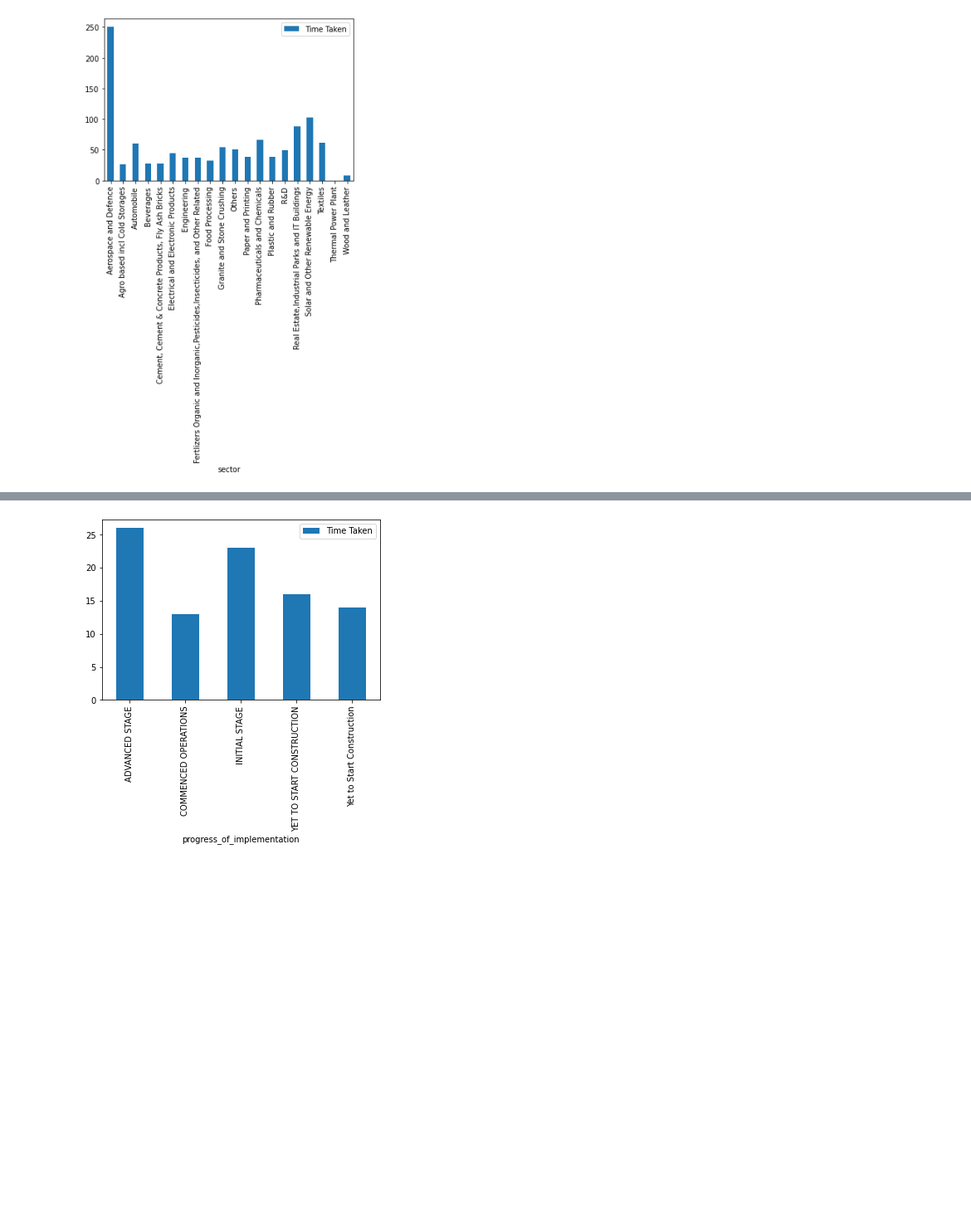
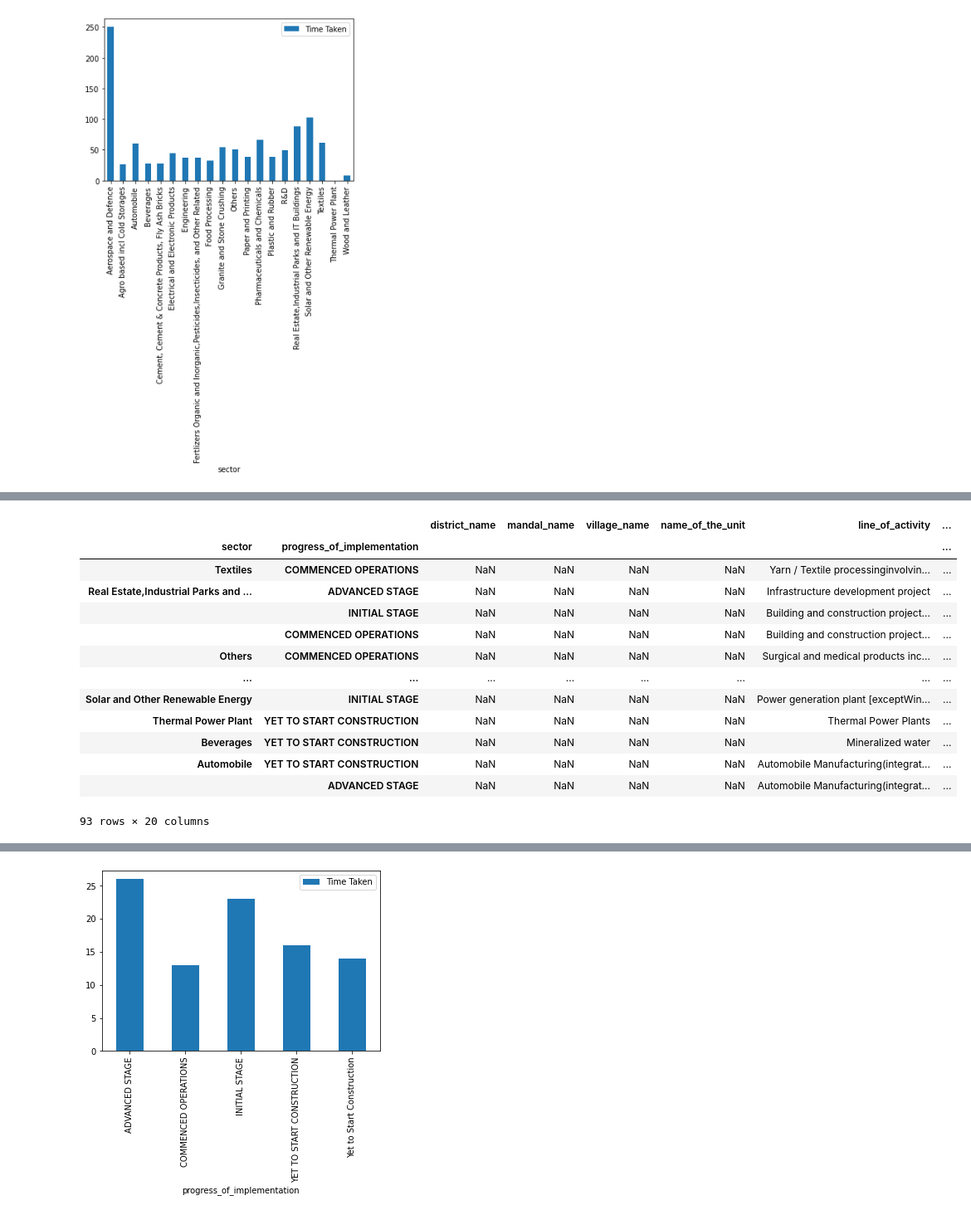
Before and after one commit to voletibhaskar/Telangana-IPass-Data-Analysis, a Jupyter notebook: Time_jupyter.ipynb, the cells around one changed output, grey strips where cells are left out. Shown: that part at 83% size. Cells and saved outputs as stored; diff of their text form; code cells hidden in the pictures; blank space fills up the shorter version.

Commit message:
'Updated Data Highlights'

```diff
--- a/Time_jupyter.ipynb
+++ b/Time_jupyter.ipynb
@@ -352,0 +388,18 @@ time_taken_for_sector_approval.groupby(['sector']).mean().plot.bar()
+# %%
+highest_employment_per_sector_progress =  all_time_data.groupby(['sector', 'progress_of_implementation']).apply(lambda df: df.loc[df.number_of_employees.idxmax()])
+highest_employment_per_sector_progress.sort_values(by='number_of_employees',ascending=False)
+# %% [output]
+|  |  | district_name | mandal_name | village_name | name_of_the_unit | line_of_activity | ... |
+| sector | progress_of_implementation |  |  |  |  |  | ... |
+| Textiles | COMMENCED OPERATIONS | NaN | NaN | NaN | NaN | Yarn / Textile processinginvolvin... | ... |
+| Real Estate,Industrial Parks and ... | ADVANCED STAGE | NaN | NaN | NaN | NaN | Infrastructure development project | ... |
+|  | INITIAL STAGE | NaN | NaN | NaN | NaN | Building and construction project... | ... |
+|  | COMMENCED OPERATIONS | NaN | NaN | NaN | NaN | Building and construction project... | ... |
+| Others | COMMENCED OPERATIONS | NaN | NaN | NaN | NaN | Surgical and medical products inc... | ... |
+| ... | ... | ... | ... | ... | ... | ... | ... |
+| Solar and Other Renewable Energy | INITIAL STAGE | NaN | NaN | NaN | NaN | Power generation plant [exceptWin... | ... |
+| Thermal Power Plant | YET TO START CONSTRUCTION | NaN | NaN | NaN | NaN | Thermal Power Plants | ... |
+| Beverages | YET TO START CONSTRUCTION | NaN | NaN | NaN | NaN | Mineralized water | ... |
+| Automobile | YET TO START CONSTRUCTION | NaN | NaN | NaN | NaN | Automobile Manufacturing(integrat... | ... |
+|  | ADVANCED STAGE | NaN | NaN | NaN | NaN | Automobile Manufacturing(integrat... | ... |
+93 rows × 20 columns
```
Also changed, not shown: parts of 6 cells of this notebook.
